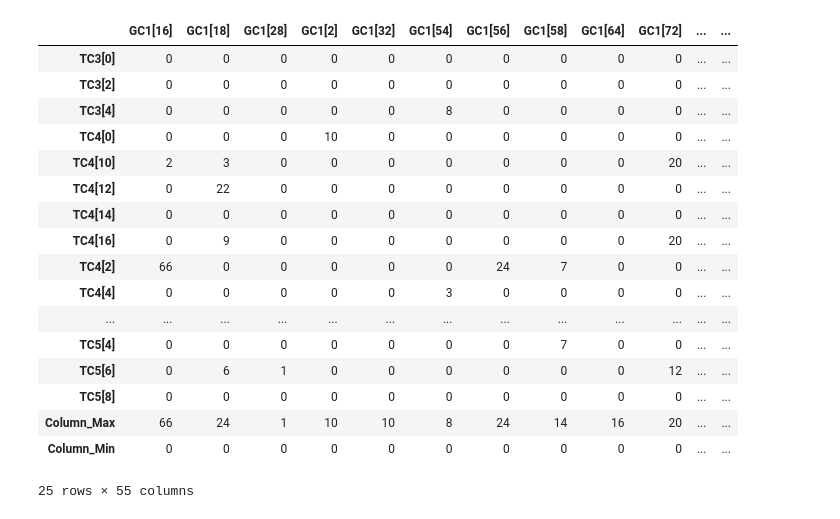
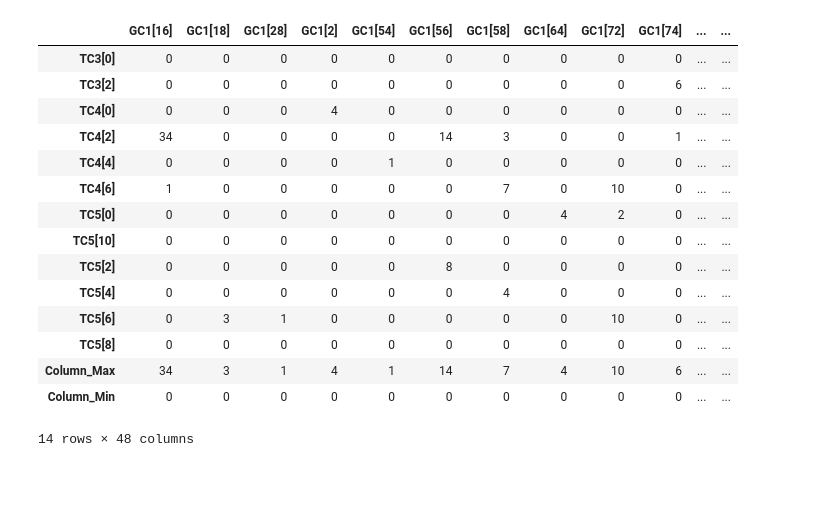
Before and after one commit to ellismith/OlfactoryBulb, a Jupyter notebook: notebooks/parse_synapses.ipynb, the cells around one changed output. Saved outputs shown, nothing was run; the diff lists cells and outputs as text; code cells hidden in the pictures; blank space fills up the shorter version.

```diff
--- a/notebooks/parse_synapses.ipynb
+++ b/notebooks/parse_synapses.ipynb
@@ -185,8 +19,11 @@ syn_df
 # %%
-def get_synapses(file_name):
-    slices_dir = os.path.join('/home/ellismith/OlfactoryBulb/olfactorybulb/slices')
-
-    #file_name = 'GCs__MCs'
+def get_synapses(file_name, slices_dir, slice_name):
+    """
+    args:
+    file_name: str (e.g. 'GCs__MCs')
+    slices_dir: location of the synapses .json files
+    slice_name: str (e.g. 'DorsalColumnSlice')
+    """
 
     source_cells = []
     inh_cell_sections = []
@@ -195,8 +32,9 @@ def get_synapses(file_name):
     exc_cell_sections = []     # i.e. "TC4[2].dend[7]"
     dest_cell_ids = []     # i.e. 2
 
+
     # import file into a dictionary
-    with open(f'{slices_dir}/DorsalColumnSlice/{file_name}.json','r') as f:
+    with open(f'{slices_dir}/{slice_name}/{file_name}.json','r') as f:
         cells = json.load(f)
 
     # iterate over connections (entries) in file
@@ -220,9 +58,15 @@ def get_synapses(file_name):
         # check that all synapses are reciprocal
         assert entry['is_reciprocal'] == True
 
+        # check that all weights are 1
+        assert entry['weight'] == 1.0
+
     # ordering the GCs and MC/TCs in order of cell type number using only unique cell id's
     inh_cells = sorted(set(source_cells))
+    #print("inh cells:", inh_cells)
+    print("inh cells:", inh_cells)
     exc_cells = sorted(set(dest_cells))
+    print("exc cells:", exc_cells)
 
     # initialize DataFrame
     syn_df = pd.DataFrame(0, columns = inh_cells, index = exc_cells)
@@ -310,0 +138,4 @@ mc_df
+# %%
+# define directory where slice .json files are located and slice name
+slices_dir = os.path.join('/home/ellismith/OlfactoryBulb/olfactorybulb/slices')
+slice_name = 'DorsalColumnSlice'
@@ -352,5 +180,6 @@ GC with the most synapses with MCs, on average:  GC3[266] 6.6
 # %%
-tc_syn_df, gc_sect_to_tc, tc_sect_to_gc, tcs_conn_to_gcs, gcs_conn_to_tcs = get_synapses('GCs__TCs')
-#tc_syn_df1 =tc_syn_df.iloc[:,-11:] # show subset of GCs
-tc_syn_df
+tc_syn_df, gc_sect_to_tc, tc_sect_to_gc, tcs_conn_to_gcs, gcs_conn_to_tcs = get_synapses('GCs__TCs', slices_dir, slice_name)
+pd.set_option('display.max_rows', None)
+tc_syn_df1 =tc_syn_df.iloc[:,-11:] # show subset of GCs
+tc_syn_df1
 # %% [output]
@@ -397,22 +206,20 @@ tc_df
 # %%
-tc_syn_df_ = get_syn_maxmin_df(tc_df)
+tc_syn_df_ = get_syn_maxmin_df(tc_syn_df)
 tc_syn_df_
 # %% [output]
-|  | GC1[16] | GC1[18] | GC1[28] | GC1[2] | GC1[32] | GC1[54] | GC1[56] | GC1[58] | GC1[64] | GC1[72] | ... | ... |
+|  | GC1[16] | GC1[18] | GC1[28] | GC1[2] | GC1[54] | GC1[56] | GC1[58] | GC1[64] | GC1[72] | GC1[74] | ... | ... |
 | TC3[0] | 0 | 0 | 0 | 0 | 0 | 0 | 0 | 0 | 0 | 0 | ... | ... |
-| TC3[2] | 0 | 0 | 0 | 0 | 0 | 0 | 0 | 0 | 0 | 0 | ... | ... |
-| TC3[4] | 0 | 0 | 0 | 0 | 0 | 8 | 0 | 0 | 0 | 0 | ... | ... |
-| TC4[0] | 0 | 0 | 0 | 10 | 0 | 0 | 0 | 0 | 0 | 0 | ... | ... |
-| TC4[10] | 2 | 3 | 0 | 0 | 0 | 0 | 0 | 0 | 0 | 20 | ... | ... |
-| TC4[12] | 0 | 22 | 0 | 0 | 0 | 0 | 0 | 0 | 0 | 0 | ... | ... |
-| TC4[14] | 0 | 0 | 0 | 0 | 0 | 0 | 0 | 0 | 0 | 0 | ... | ... |
-| TC4[16] | 0 | 9 | 0 | 0 | 0 | 0 | 0 | 0 | 0 | 20 | ... | ... |
-| TC4[2] | 66 | 0 | 0 | 0 | 0 | 0 | 24 | 7 | 0 | 0 | ... | ... |
-| TC4[4] | 0 | 0 | 0 | 0 | 0 | 3 | 0 | 0 | 0 | 0 | ... | ... |
-| ... | ... | ... | ... | ... | ... | ... | ... | ... | ... | ... | ... | ... |
-| TC5[4] | 0 | 0 | 0 | 0 | 0 | 0 | 0 | 7 | 0 | 0 | ... | ... |
-| TC5[6] | 0 | 6 | 1 | 0 | 0 | 0 | 0 | 0 | 0 | 12 | ... | ... |
+| TC3[2] | 0 | 0 | 0 | 0 | 0 | 0 | 0 | 0 | 0 | 6 | ... | ... |
+| TC4[0] | 0 | 0 | 0 | 4 | 0 | 0 | 0 | 0 | 0 | 0 | ... | ... |
+| TC4[2] | 34 | 0 | 0 | 0 | 0 | 14 | 3 | 0 | 0 | 1 | ... | ... |
+| TC4[4] | 0 | 0 | 0 | 0 | 1 | 0 | 0 | 0 | 0 | 0 | ... | ... |
+| TC4[6] | 1 | 0 | 0 | 0 | 0 | 0 | 7 | 0 | 10 | 0 | ... | ... |
+| TC5[0] | 0 | 0 | 0 | 0 | 0 | 0 | 0 | 4 | 2 | 0 | ... | ... |
+| TC5[10] | 0 | 0 | 0 | 0 | 0 | 0 | 0 | 0 | 0 | 0 | ... | ... |
+| TC5[2] | 0 | 0 | 0 | 0 | 0 | 8 | 0 | 0 | 0 | 0 | ... | ... |
+| TC5[4] | 0 | 0 | 0 | 0 | 0 | 0 | 4 | 0 | 0 | 0 | ... | ... |
+| TC5[6] | 0 | 3 | 1 | 0 | 0 | 0 | 0 | 0 | 10 | 0 | ... | ... |
 | TC5[8] | 0 | 0 | 0 | 0 | 0 | 0 | 0 | 0 | 0 | 0 | ... | ... |
-| Column_Max | 66 | 24 | 1 | 10 | 10 | 8 | 24 | 14 | 16 | 20 | ... | ... |
+| Column_Max | 34 | 3 | 1 | 4 | 1 | 14 | 7 | 4 | 10 | 6 | ... | ... |
 | Column_Min | 0 | 0 | 0 | 0 | 0 | 0 | 0 | 0 | 0 | 0 | ... | ... |
-25 rows × 55 columns
+14 rows × 48 columns
```
Also changed, not shown: parts of 33 cells of this notebook.
